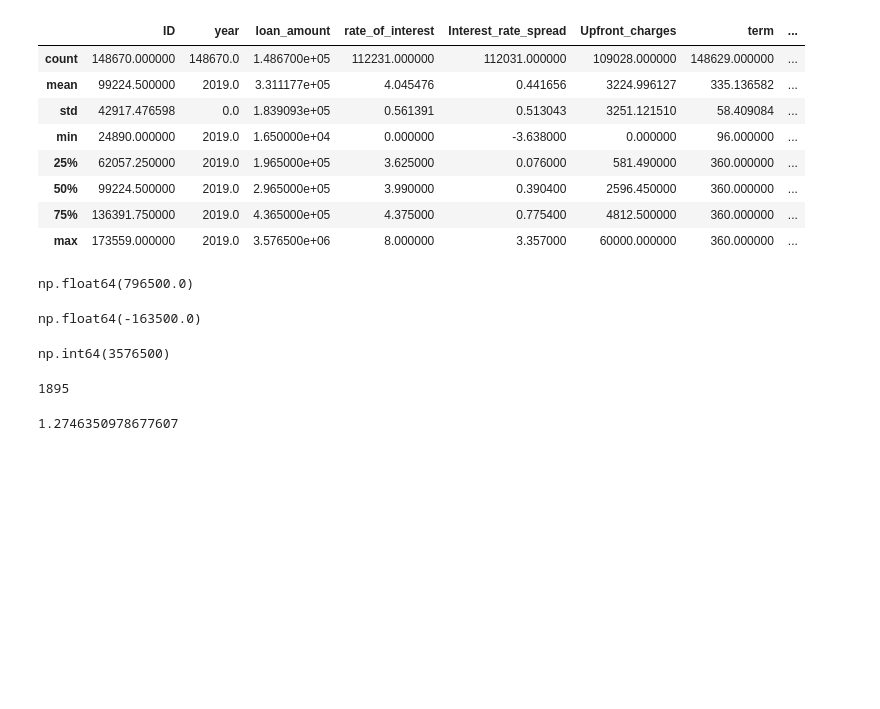
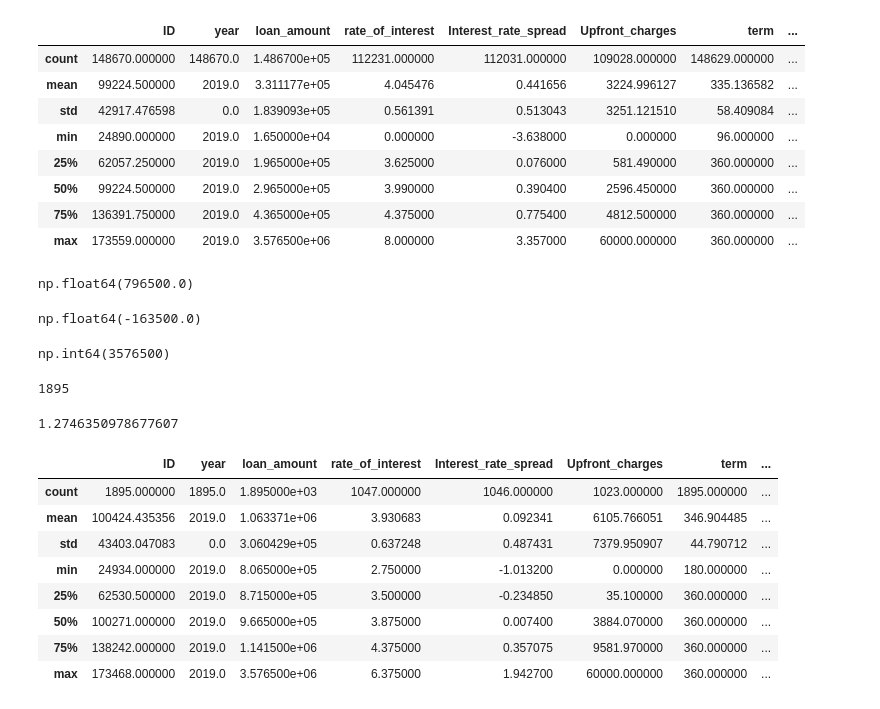
Before and after one commit to YASH280626/loan-default-prediction, a Jupyter notebook: analysis.ipynb, the cells around one changed output. Saved outputs shown, nothing was run; the diff lists cells and outputs as text; code cells hidden in the pictures; blank space fills up the shorter version.

```diff
--- a/analysis.ipynb
+++ b/analysis.ipynb
@@ -301,3 +301,15 @@ percentage_of_loan_amount_outliers = (len(above_upper_bound)/len(df)) * 100
 percentage_of_loan_amount_outliers
 # %% [output]
 1.2746350978677607
+# %%
+above_upper_bound.describe()
+# %% [output]
+|  | ID | year | loan_amount | rate_of_interest | Interest_rate_spread | Upfront_charges | term | ... |
+| count | 1895.000000 | 1895.0 | 1.895000e+03 | 1047.000000 | 1046.000000 | 1023.000000 | 1895.000000 | ... |
+| mean | 100424.435356 | 2019.0 | 1.063371e+06 | 3.930683 | 0.092341 | 6105.766051 | 346.904485 | ... |
+| std | 43403.047083 | 0.0 | 3.060429e+05 | 0.637248 | 0.487431 | 7379.950907 | 44.790712 | ... |
+| min | 24934.000000 | 2019.0 | 8.065000e+05 | 2.750000 | -1.013200 | 0.000000 | 180.000000 | ... |
+| 25% | 62530.500000 | 2019.0 | 8.715000e+05 | 3.500000 | -0.234850 | 35.100000 | 360.000000 | ... |
+| 50% | 100271.000000 | 2019.0 | 9.665000e+05 | 3.875000 | 0.007400 | 3884.070000 | 360.000000 | ... |
+| 75% | 138242.000000 | 2019.0 | 1.141500e+06 | 4.375000 | 0.357075 | 9581.970000 | 360.000000 | ... |
+| max | 173468.000000 | 2019.0 | 3.576500e+06 | 6.375000 | 1.942700 | 60000.000000 | 360.000000 | ... |
```
Also changed, not shown: parts of 8 cells of this notebook.
